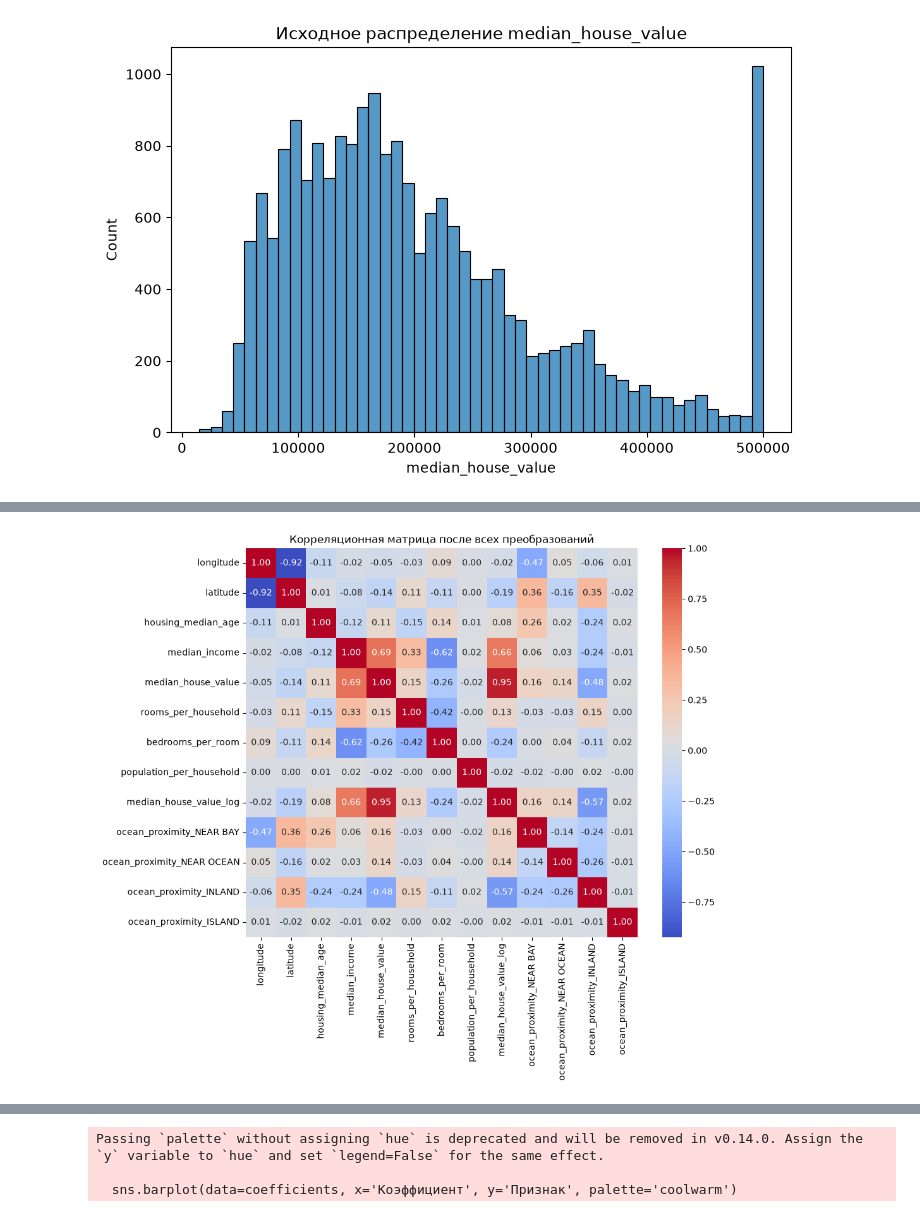
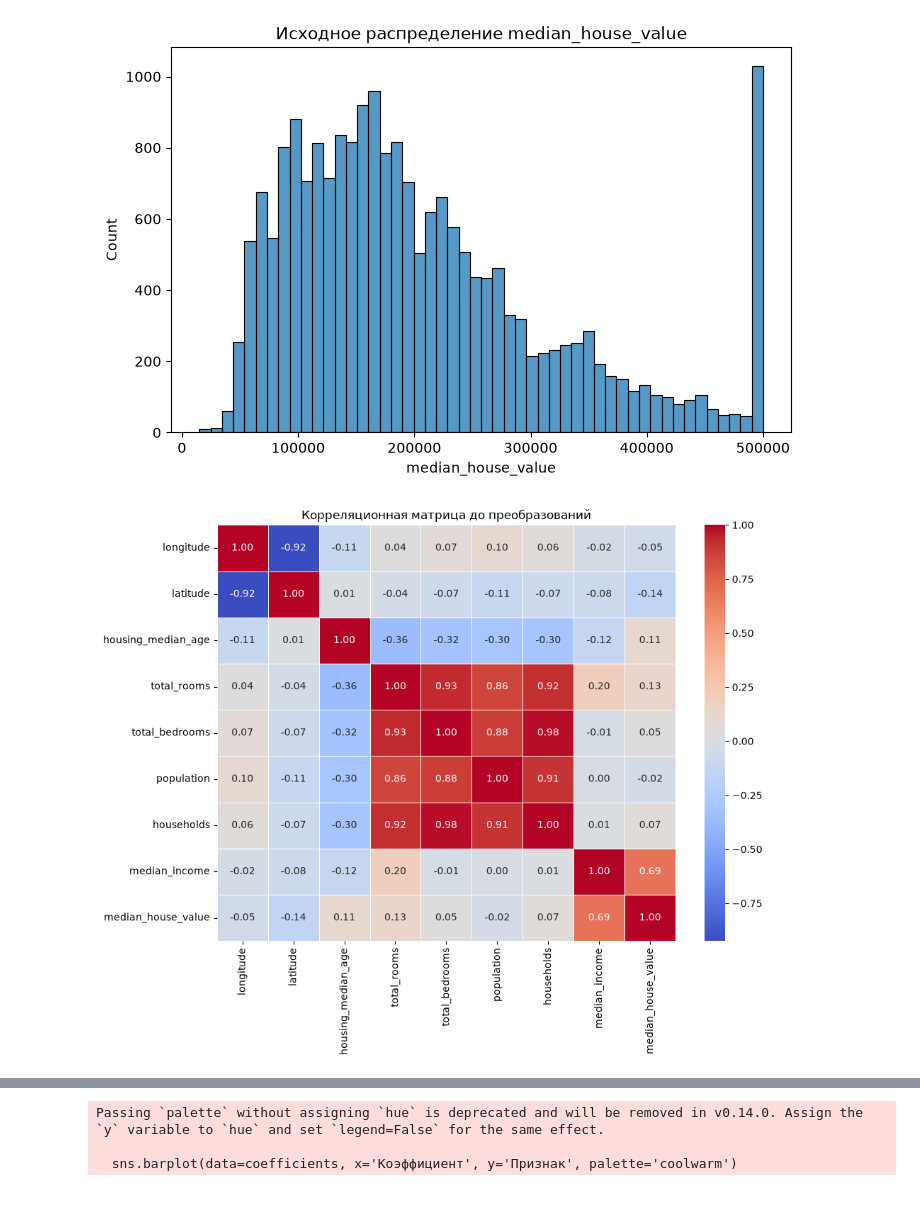
Before and after one commit to Floppazzz/AlgoritmsML, a Jupyter notebook: Lab3YAP/HomeWork3.ipynb, the cells around one changed output, grey strips where cells are left out. Saved outputs shown, nothing was run; the diff lists cells and outputs as text; code cells hidden in the pictures.

```diff
--- a/Lab2YAP/HomeWork3.ipynb
+++ b/Lab3YAP/HomeWork3.ipynb
@@ -10,19 +10,16 @@ from sklearn.preprocessing import StandardScaler
 from sklearn.linear_model import LinearRegression, RidgeCV, LassoCV, ElasticNetCV
 from sklearn.metrics import mean_squared_error
 
-# ==========================================
+
 # ШАГ 1: Загрузка данных
-# ==========================================
+
 print("Загрузка данных...")
 data = fetch_openml(data_id=43939, as_frame=True, parser="auto")
 df = data.frame
 
-# Сразу удаляем пропуски (их было ~200 в total_bedrooms), чтобы модели не выдавали ошибку NaN
-df = df.dropna().reset_index(drop=True)
 
-# ==========================================
-# ШАГ 2: Первичный EDA (до изменений)
-# ==========================================
+# ШАГ 2: Первичный EDA
+
 print("\n--- Исходная информация о датасете ---")
 print(df.info())
 
@@ -31,16 +28,26 @@ sns.histplot(df['median_house_value'], bins=50)
 plt.title('Исходное распределение median_house_value')
 plt.show()
 
-# ==========================================
+plt.figure(figsize=(10, 8))
+corr_initial = df.select_dtypes(include=['number']).corr()
+sns.heatmap(corr_initial, annot=True, cmap='coolwarm', fmt='.2f', linewidths=0.5)
+plt.title('Корреляционная матрица до преобразований')
+plt.tight_layout()
+plt.show()
+
+
 # ШАГ 3: Инженерия признаков и борьба с мультиколлинеарностью
-# ==========================================
+
+# Сразу удаляем пропуски (их было ~200 в total_bedrooms)
+df = df.dropna().reset_index(drop=True)
+
 print("\nСоздание новых признаков...")
 # Создаем осмысленные отношения
 df['rooms_per_household'] = df['total_rooms'] / df['households']
 df['bedrooms_per_room'] = df['total_bedrooms'] / df['total_rooms']
 df['population_per_household'] = df['population'] / df['households']
 
-# Логарифмируем целевую переменную для борьбы с выбросами (цензурированием на 500k)
+# Логарифмируем целевую переменную для борьбы с выбросами
 df['median_house_value_log'] = np.log(df['median_house_value'])
 
 # Удаляем старые мультиколлинеарные признаки
@@ -49,14 +56,14 @@ df = df.drop(['total_rooms', 'total_bedrooms', 'population', 'households'], axis
 print("\n--- Статистики новых признаков ---")
 print(df[['rooms_per_household', 'bedrooms_per_room', 'population_per_household']].describe())
 
-# ==========================================
+
 # ШАГ 4: One-Hot Encoding категориальных признаков
-# ==========================================
+
 df = pd.get_dummies(df, columns=['ocean_proximity'], drop_first=True, dtype=int)
 
-# ==========================================
+
 # ШАГ 5: Финальная проверка признаков
-# ==========================================
+
 print("\n--- Итоговая форма датасета ---")
 print(df.shape)
 
@@ -67,16 +74,16 @@ sns.heatmap(corr_final, annot=True, cmap='coolwarm', fmt='.2f')
 plt.title('Корреляционная матрица после всех преобразований')
 plt.show()
 
-# ==========================================
+
 # ШАГ 6: Разделение данных и Масштабирование
-# ==========================================
-X = X = df.drop(['median_house_value', 'median_house_value_log'], axis=1)
+
+X = df.drop(['median_house_value', 'median_house_value_log'], axis=1)
 y = df['median_house_value_log']
 
 # Делим на train (80%) и test (20%)
 X_train, X_test, y_train, y_test = train_test_split(X, y, test_size=0.2, random_state=42)
 
-# Масштабируем признаки (ВАЖНО: fit только на train!)
+# Масштабируем признаки
 scaler = StandardScaler()
 X_train_scaled = scaler.fit_transform(X_train)
 X_test_scaled = scaler.transform(X_test)
@@ -85,12 +92,10 @@ print("\n--- Проверка масштабирования ---")
 print(f"Среднее по признакам (train): \n{X_train_scaled.mean(axis=0).round(5)}")
 print(f"\nStd отклонение по признакам (train): \n{X_train_scaled.std(axis=0).round(5)}")
 
-# ==========================================
+
 # ШАГ 7: Обучение и сравнение моделей
-# ==========================================
-print("\n" + "="*70)
+
 print(" СРАВНЕНИЕ МОДЕЛЕЙ (метрики рассчитаны для log(median_house_value))")
-print("="*70)
 
 # Словарь с моделями. CV-версии сами найдут лучший alpha из предложенного списка!
 models = {
@@ -127,8 +132,6 @@ for name, model in models.items():
 
     print(f"{name:18} | Test RMSE: {rmse_test:.4f} | CV RMSE: {rmse_cv:.4f}{best_alpha_info}")
 
-print("="*70)
-print("Готово! Результаты можно использовать для отчёта.")
 
 # Берём лучшую модель (Ridge)
 best_model = models["Ridge"]
@@ -168,7 +171,8 @@ Data columns (total 10 columns):
 dtypes: category(1), float64(4), int64(5)
 memory usage: 1.4 MB
 None
 [figure]
+[figure, new version]
 Создание новых признаков...
 
 --- Статистики новых признаков ---
@@ -186,4 +190,3 @@ max             141.909091           1.000000               1243.333333
 (20433, 13)
 
 --- Итоговая корреляционная матрица ---
-[figure, old version]
```
Also changed, not shown: parts of 1 cell of this notebook, 3 other files.
